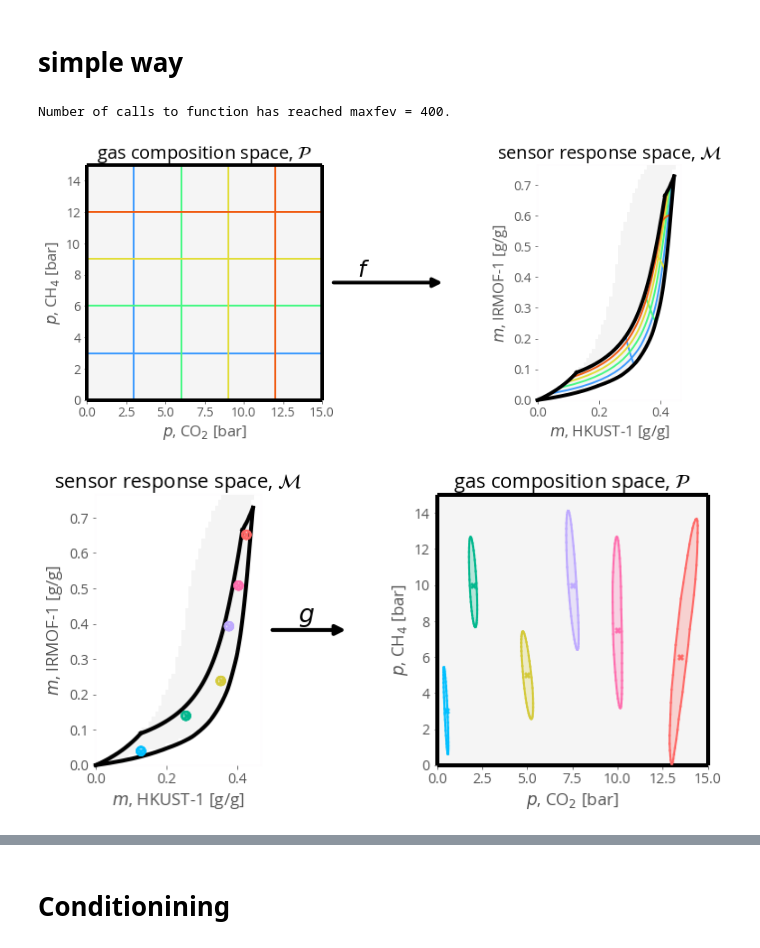
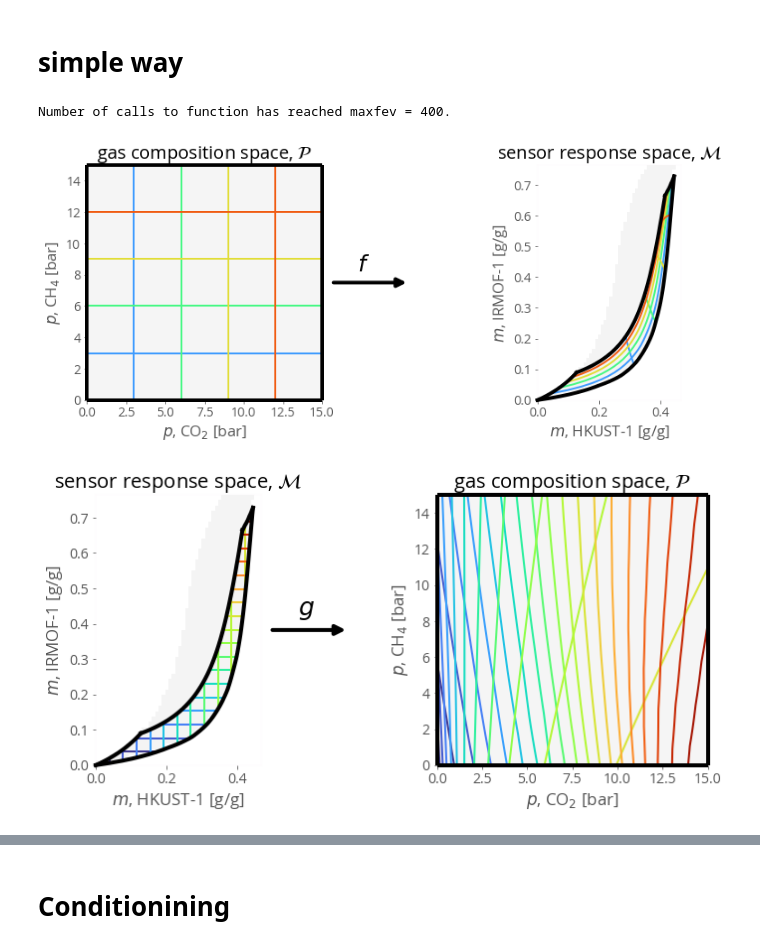
Before and after one commit to SimonEnsemble/nonlinear_sensing, a Jupyter notebook: viz mapping.ipynb, the cells around one changed output, grey strips where cells are left out. Saved outputs shown, nothing was run; the diff lists cells and outputs as text; code cells hidden in the pictures.

```diff
--- a/viz mapping.ipynb
+++ b/viz mapping.ipynb
@@ -405,21 +405,21 @@ for i, m_0 in enumerate(np.linspace(0, m_max[0] + dms[0], nb_pts)):
 ax[1].imshow(f_range, extent=(0, m_max[0] + dms[0], 0, m_max[1]+ dms[1]),  origin='lower')
 
 # draw!
-con = ConnectionPatch(xyA=(1.01, 0.5), xyB=(-0.6, 0.5),
+con = ConnectionPatch(xyA=(1.01, 0.5), xyB=(-0.85, 0.5),
                       coordsA="axes fraction", coordsB="axes fraction",
                       axesA=ax[0], axesB=ax[1], arrowstyle="-|>", zorder=10000,
                       clip_on=False, fc="w", mutation_scale=20, shrinkA=10, shrinkB=10)
 con.set_color([0, 0, 0])
 ax[0].add_artist(con)
 con.set_linewidth(4)
-ax[0].text(1.175, 0.55, "$f$", horizontalalignment='center',
+ax[0].text(1.175, 0.575, "$f$", horizontalalignment='center',
     verticalalignment='center', transform=ax[0].transAxes, fontsize=25)
 
 plt.tight_layout()
 plt.savefig("p_to_m_2d.pdf", format="pdf")
 # %% [output]
 Number of calls to function has reached maxfev = 400.
-[figure, old version]
+[figure, new version]
 # %%
 ###
 #   vertical lines.
@@ -501,7 +501,7 @@ def get_m0_end(m_1):
     p = np.array([p_0, 0.0])
     return f(p)[0]
 # %%
-draw_circles = True
+draw_circles = False
 
 fig, ax = plt.subplots(1, 2, figsize=figsize)
 
@@ -580,32 +580,32 @@ if not draw_circles:
             #     loop through points on the line
             nb_pts = 50
             m0_fine = np.linspace(m0_min, m0_max, nb_pts)
             p_0 = np.zeros(nb_pts)
             p_1 = np.zeros(nb_pts)
             for j, m_0 in enumerate(m0_fine):
                 m = np.array([m_0, m_1])
                 p_0[j], p_1[j] = g(m)
             ax[1].plot(p_0, p_1, color=color, **kwargs)
 
 draw_mspace_boundaries(p_max, 0)
 draw_box(p_max, 1)
 prep_plot(1, 0)
 ax[0].imshow(f_range, extent=(0, m_max[0] + dms[0], 0, m_max[1]+ dms[1]),  origin='lower') # from above
 
 # draw!
 con = ConnectionPatch(xyA=(1.01, 0.5), xyB=(-0.3, 0.5),
                       coordsA="axes fraction", coordsB="axes fraction",
                       axesA=ax[0], axesB=ax[1], arrowstyle="-|>", zorder=10000,
                       clip_on=False, fc="w", mutation_scale=20, shrinkA=10, shrinkB=10)
 con.set_color([0, 0, 0])
 ax[0].add_artist(con)
 con.set_linewidth(4)
-ax[0].text(1.275, 0.55, "$g$", horizontalalignment='center',
+ax[0].text(1.275, 0.575, "$g$", horizontalalignment='center',
     verticalalignment='center', transform=ax[0].transAxes, fontsize=25)
 
 if draw_circles:
     plt.savefig("m_to_p_2d_circles.pdf", format="pdf")
 else:
     plt.savefig("m_to_p_2d.pdf", format="pdf")
 # %% [output]
-[figure, old version]
+[figure, new version]
```
Also changed, not shown: parts of 3 cells of this notebook.
